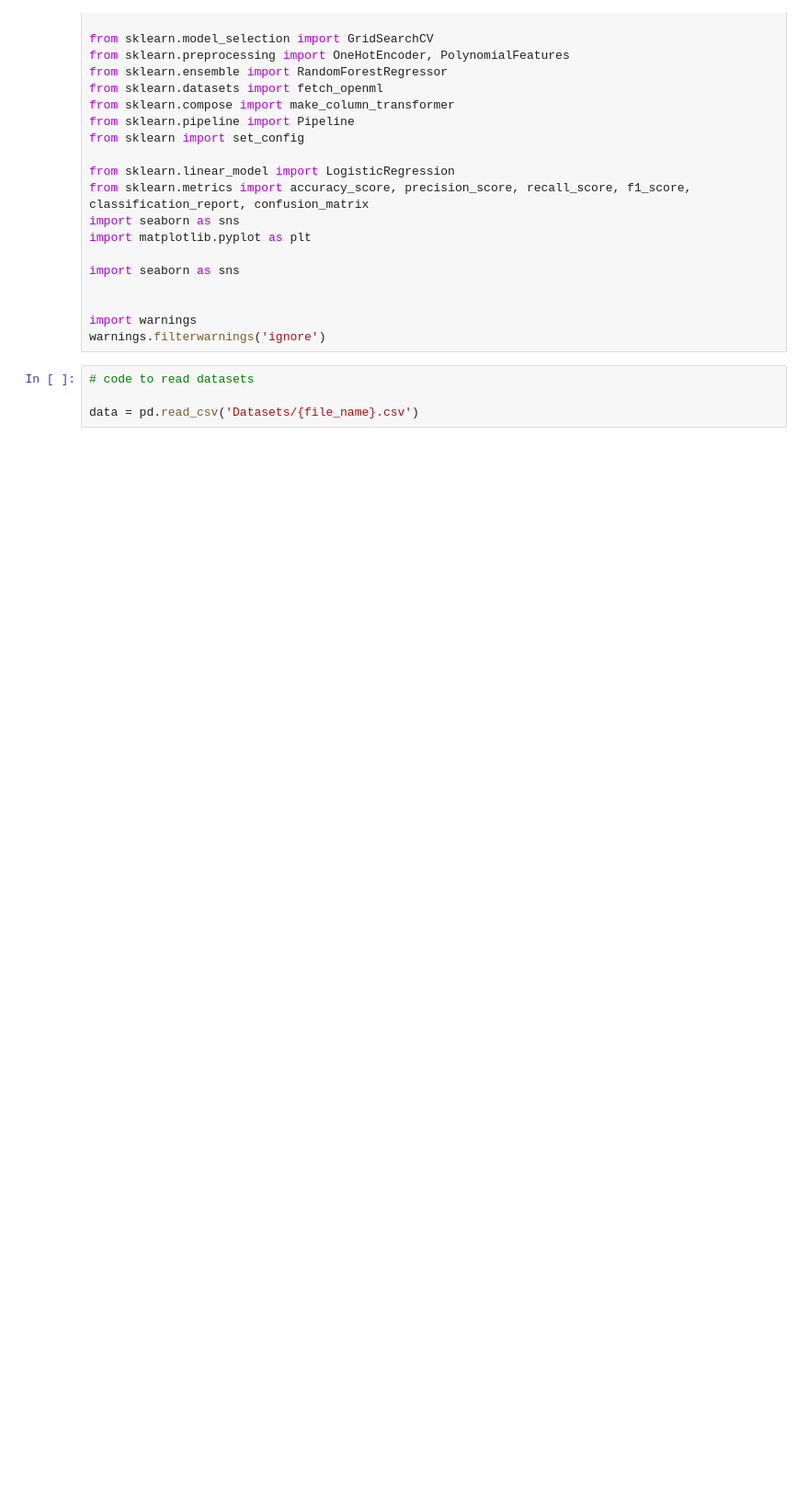
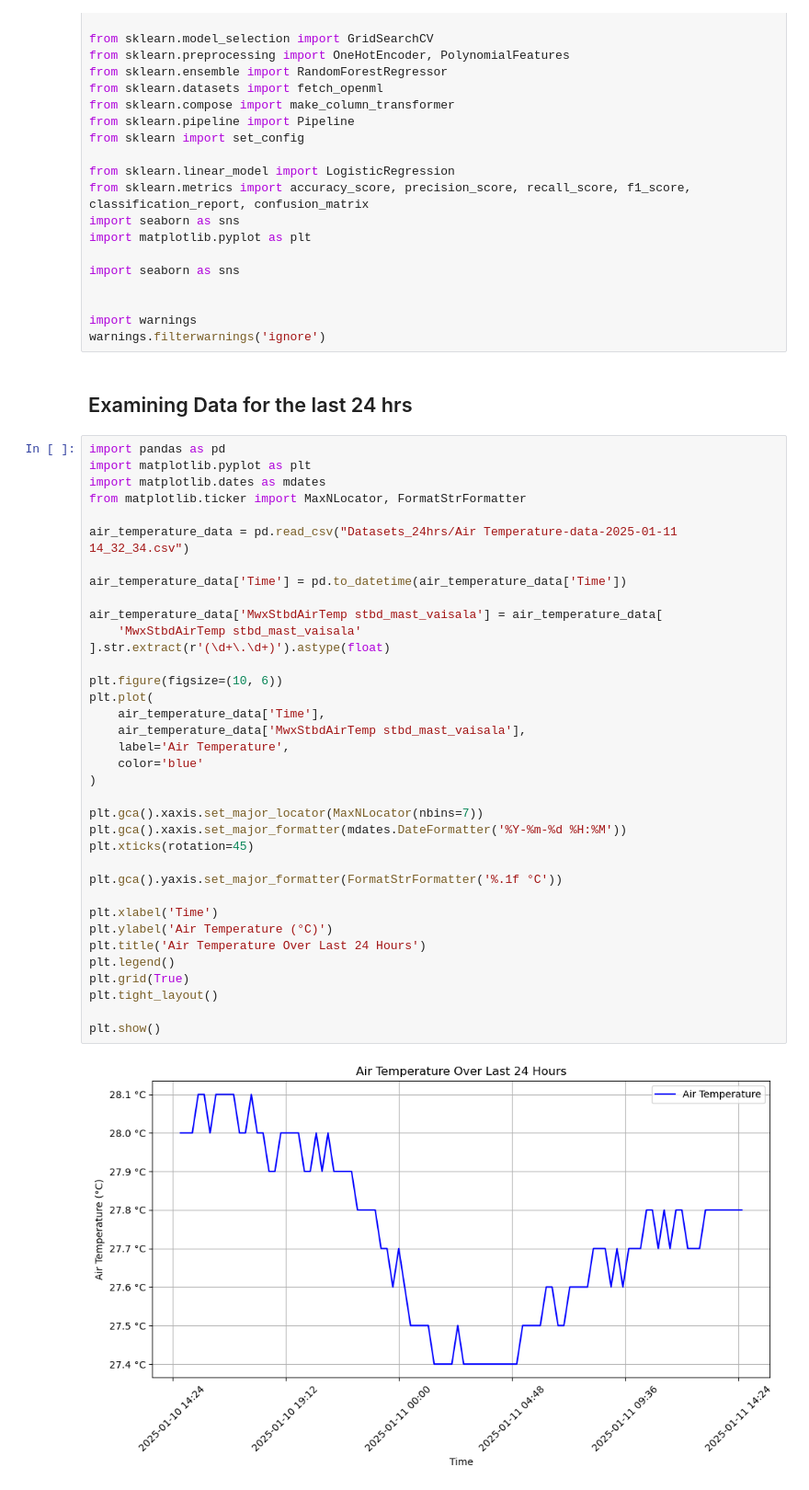
Before and after one commit to Asgar-Fataymamode/OceanX_Project1, a Jupyter notebook: Notebook.ipynb, the cells around one changed output. Shown: that part at 92% size. Cells and saved outputs as stored; diff of their text form; blank space fills up the shorter version.

Commit message:
initial plots for last 24 and 48 hours

```diff
--- a/Notebook.ipynb
+++ b/Notebook.ipynb
@@ -32,7 +32,43 @@ import seaborn as sns
 
 import warnings
 warnings.filterwarnings('ignore')
-# %%
-# code to read datasets
-
-data = pd.read_csv('Datasets/{file_name}.csv')
+# %% [markdown]
+## Examining Data for the last 24 hrs
+# %%
+import pandas as pd
+import matplotlib.pyplot as plt
+import matplotlib.dates as mdates
+from matplotlib.ticker import MaxNLocator, FormatStrFormatter
+
+air_temperature_data = pd.read_csv("Datasets_24hrs/Air Temperature-data-2025-01-11 14_32_34.csv")
+
+air_temperature_data['Time'] = pd.to_datetime(air_temperature_data['Time'])
+
+air_temperature_data['MwxStbdAirTemp stbd_mast_vaisala'] = air_temperature_data[
+    'MwxStbdAirTemp stbd_mast_vaisala'
+].str.extract(r'(\d+\.\d+)').astype(float)
+
+plt.figure(figsize=(10, 6))
+plt.plot(
+    air_temperature_data['Time'],
+    air_temperature_data['MwxStbdAirTemp stbd_mast_vaisala'],
+    label='Air Temperature',
+    color='blue'
+)
+
+plt.gca().xaxis.set_major_locator(MaxNLocator(nbins=7))
+plt.gca().xaxis.set_major_formatter(mdates.DateFormatter('%Y-%m-%d %H:%M'))
+plt.xticks(rotation=45)
+
+plt.gca().yaxis.set_major_formatter(FormatStrFormatter('%.1f °C'))
+
+plt.xlabel('Time')
+plt.ylabel('Air Temperature (°C)')
+plt.title('Air Temperature Over Last 24 Hours')
+plt.legend()
+plt.grid(True)
+plt.tight_layout()
+
+plt.show()
+# %% [output]
+[figure, added]
```
Also changed, not shown: parts of 8 cells of this notebook, 9 other files.
